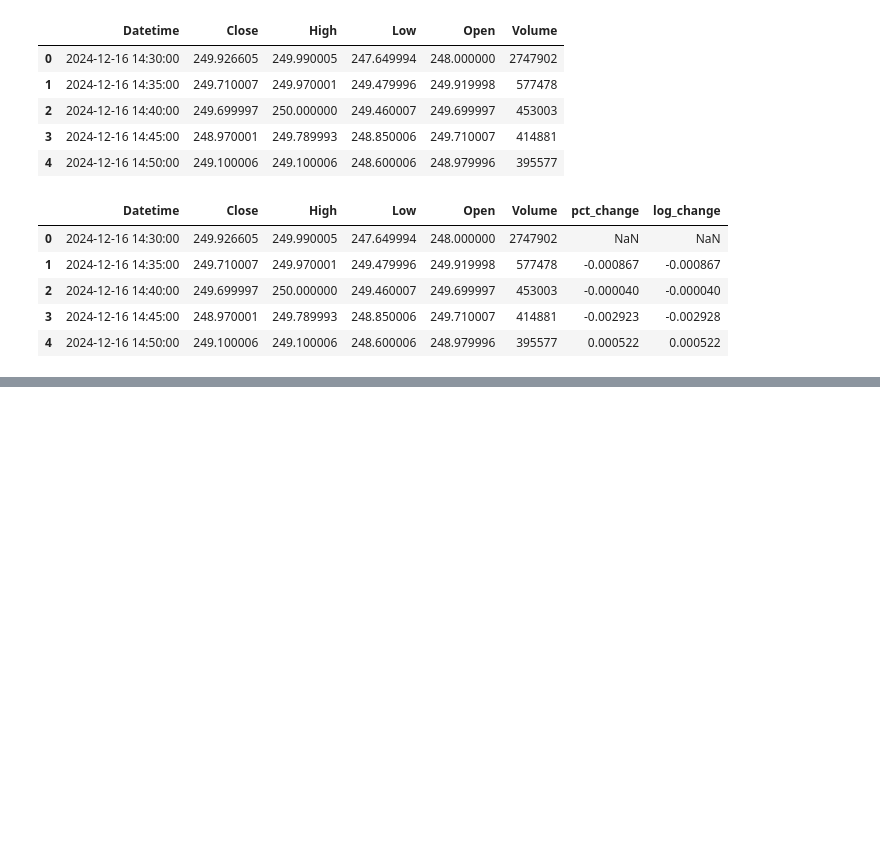
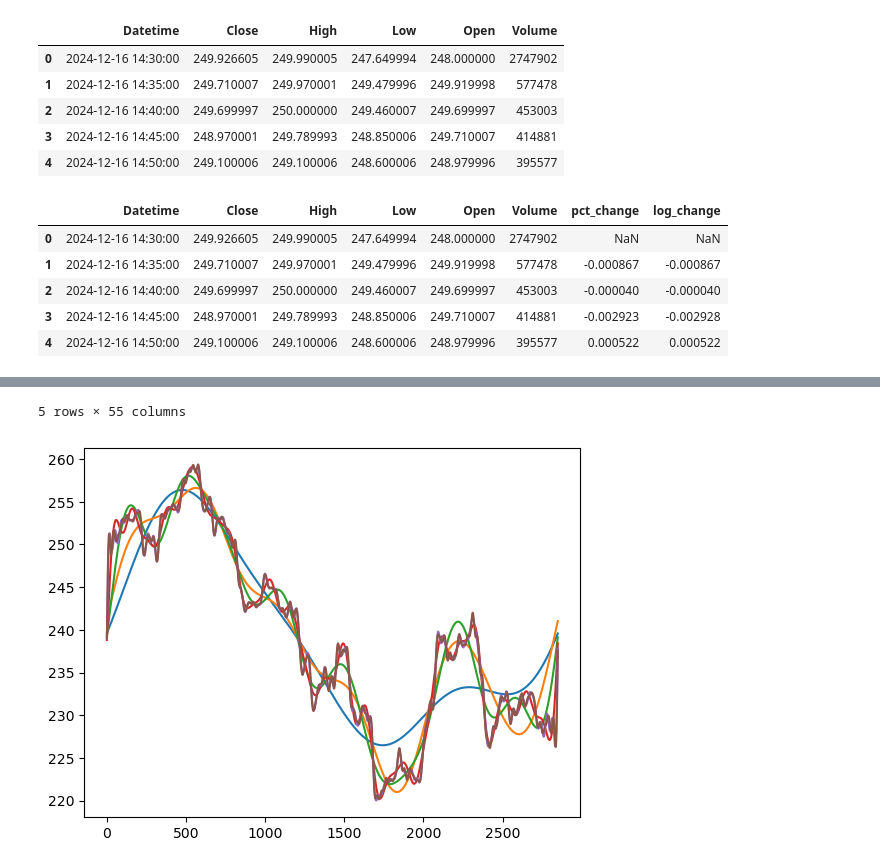
Before and after one commit to UsithaDJay/Intellitrade, a Jupyter notebook: Turning_Points_Forecasting/Feature_Engineering.ipynb, the cells around one changed output, grey strips where cells are left out. Cells and saved outputs as stored; diff of their text form; code cells hidden in the pictures; blank space fills up the shorter version.

```diff
--- a/Turning_Points_Forecasting/Feature_Engineering.ipynb
+++ b/Turning_Points_Forecasting/Feature_Engineering.ipynb
@@ -65,0 +447,16 @@ df.head()
+# %%
+def calculate_fourier(dataset_Idc):
+  close_fft = np.fft.fft(np.asarray(dataset_Idc['Close'].tolist()))
+  fft_df = pd.DataFrame({'fft':close_fft})
+  fft_df['absolute'] = fft_df['fft'].apply(lambda x: np.abs(x))
+  fft_df['angle'] = fft_df['fft'].apply(lambda x: np.angle(x))
+  output_df_fft = fft_df.copy()
+
+  fft_list = np.asarray(fft_df['fft'].tolist())
+  for num_ in [3, 6, 9, 27, 81, 100]:
+    fft_list_m10= np.copy(fft_list)
+    fft_list_m10[num_:-num_]=0
+    output_df_fft[f'FT_{num_}components'] = np.fft.ifft(fft_list_m10).astype('float')
+    plt.plot(np.fft.ifft(fft_list_m10), label='Fourier transform with {} components'.format(num_))
+
+  return output_df_fft
@@ -65,0 +623,6 @@ df.head()
+# %%
+# Fourier values
+output_df_fft = calculate_fourier(df)
+df =  pd.concat([df,output_df_fft[["FT_3components",	"FT_6components",	"FT_9components",	"FT_27components",	"FT_81components",	"FT_100components"]]], axis=1)
+df.head()
+# %% [output]
@@ -65,0 +635,2 @@ df.head()
+5 rows × 55 columns
+[figure, added]
```
Also changed, not shown: parts of 32 cells of this notebook, 2 other files.
